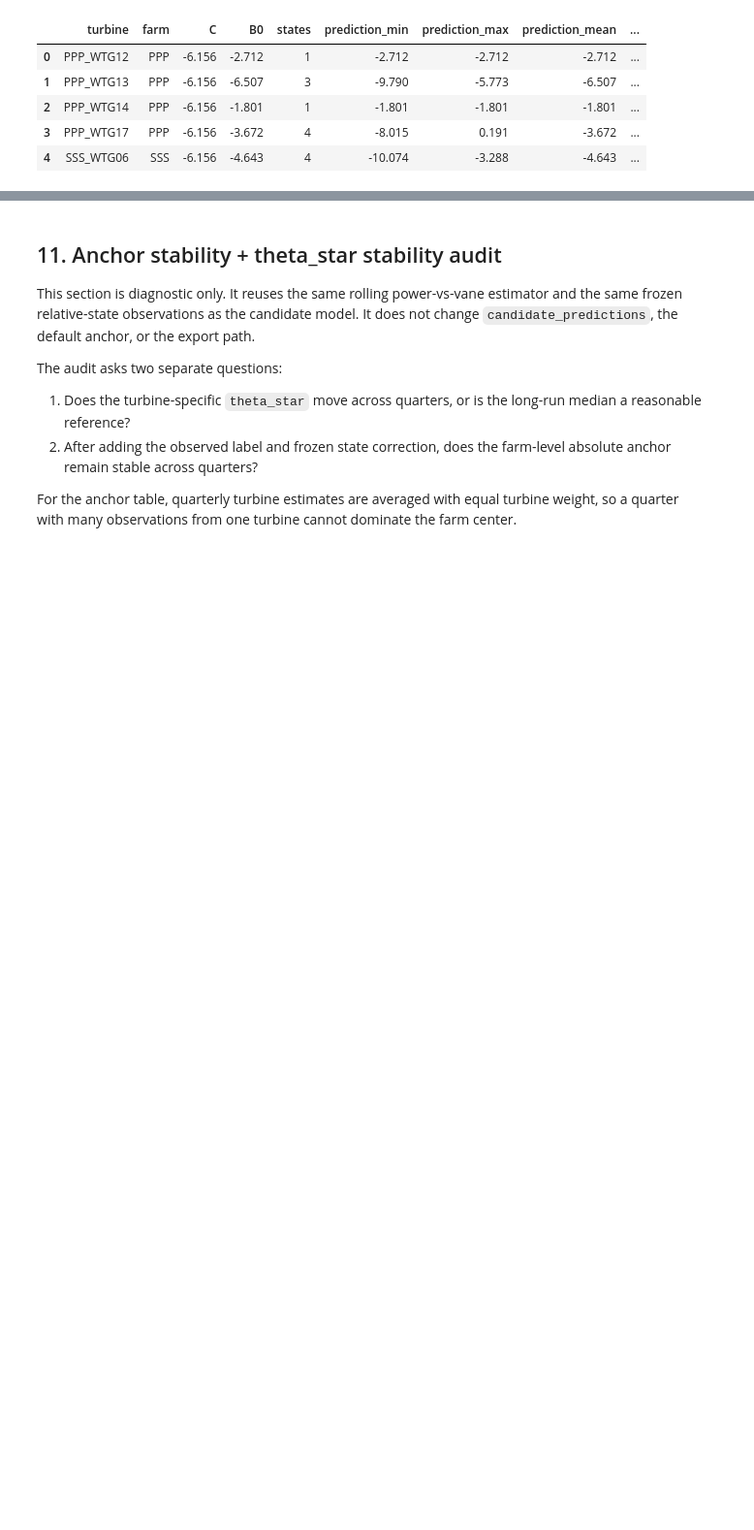
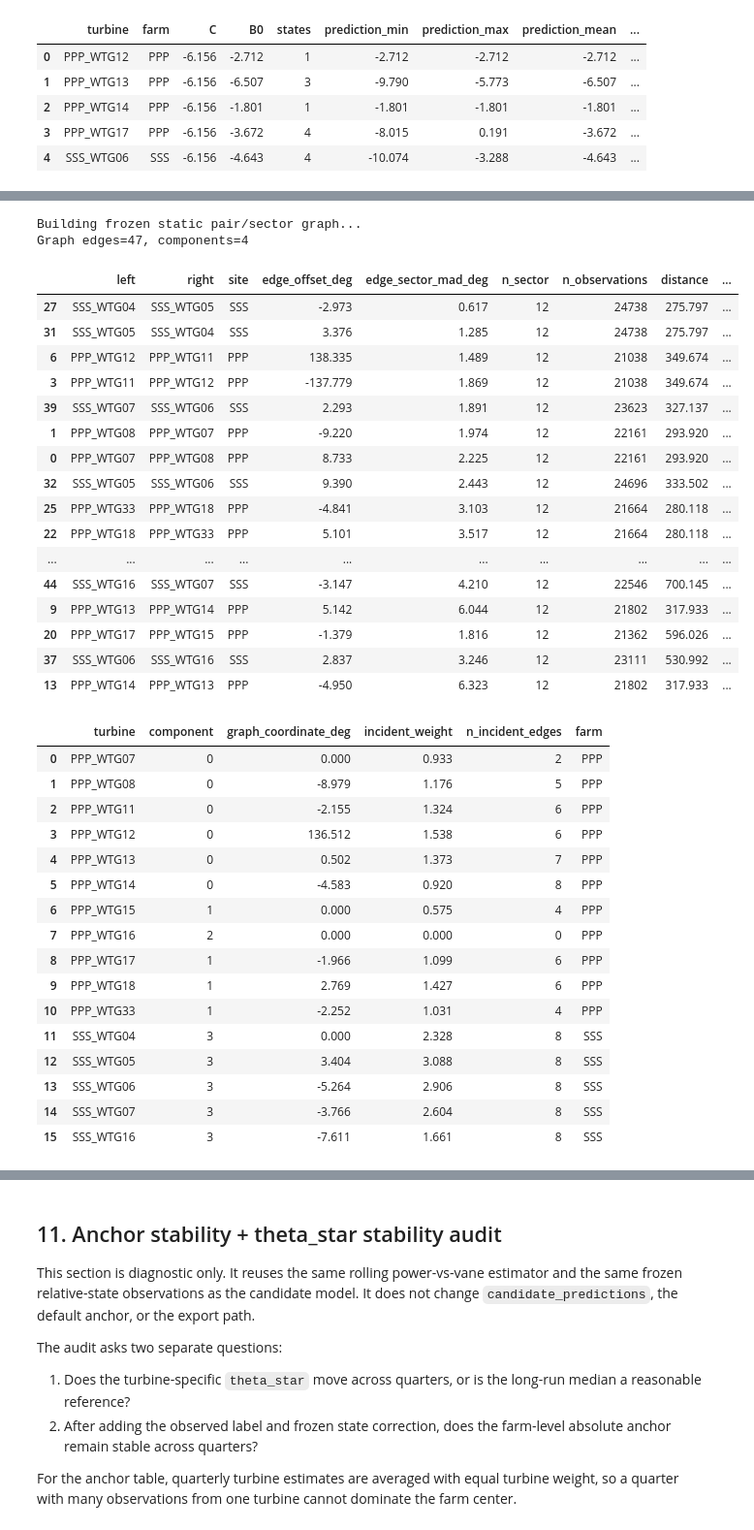
Before and after one commit to HuijiaoLuo/2026EnergyHacks_WeDoWind, a Jupyter notebook: YawMisalignment_Independent_Model_FarmAnchor_Exploration.ipynb, the cells around one changed output, grey strips where cells are left out. Shown at 97% size. Saved outputs shown, nothing was run; the diff lists cells and outputs as text; code cells hidden in the pictures; blank space fills up the shorter version.

Commit message:
Document absolute-anchor exploration audits

```diff
--- a/YawMisalignment_Independent_Model_FarmAnchor_Exploration.ipynb
+++ b/YawMisalignment_Independent_Model_FarmAnchor_Exploration.ipynb
@@ -1371,0 +1410,78 @@ Farm centres: {'PPP': -6.1555529139667335}
+# %%
+STATIC_GRAPH_CONFIG = StaticGraphAnchorConfig(
+    min_sector_samples=25,
+    min_sectors=4,
+    dispersion_scale_deg=8.0,
+    min_edge_weight=0.01,
+)
+
+print('Building frozen static pair/sector graph...', flush=True)
+static_graph_edges = build_static_pair_edges(
+    binned,
+    layout,
+    FLEET,
+    RELATIVE,
+    turbines=turbines,
+    config=STATIC_GRAPH_CONFIG,
+)
+if static_graph_edges.empty:
+    raise RuntimeError('No reliable static graph edges were available.')
+
+static_heading_graph = fit_static_heading_graph(
+    static_graph_edges,
+    nodes=turbines,
+)
+static_graph_summary = (
+    static_heading_graph
+    .merge(
+        pd.Series(FARM_MAP, name='farm').rename_axis('turbine').reset_index(),
+        on='turbine',
+        how='left',
+    )
+    .sort_values(['farm', 'turbine'])
+    .reset_index(drop=True)
+)
+
+print(
+    f'Graph edges={len(static_graph_edges)}, '
+    f'components={static_heading_graph.component.nunique()}'
+)
+display(static_graph_edges.sort_values('edge_weight', ascending=False).head(20).round(3))
+display(static_graph_summary.round(3))
+# %% [output]
+Building frozen static pair/sector graph...
+Graph edges=47, components=4
+|  | left | right | site | edge_offset_deg | edge_sector_mad_deg | n_sector | n_observations | distance | ... |
+| 27 | SSS_WTG04 | SSS_WTG05 | SSS | -2.973 | 0.617 | 12 | 24738 | 275.797 | ... |
+| 31 | SSS_WTG05 | SSS_WTG04 | SSS | 3.376 | 1.285 | 12 | 24738 | 275.797 | ... |
+| 6 | PPP_WTG12 | PPP_WTG11 | PPP | 138.335 | 1.489 | 12 | 21038 | 349.674 | ... |
+| 3 | PPP_WTG11 | PPP_WTG12 | PPP | -137.779 | 1.869 | 12 | 21038 | 349.674 | ... |
+| 39 | SSS_WTG07 | SSS_WTG06 | SSS | 2.293 | 1.891 | 12 | 23623 | 327.137 | ... |
+| 1 | PPP_WTG08 | PPP_WTG07 | PPP | -9.220 | 1.974 | 12 | 22161 | 293.920 | ... |
+| 0 | PPP_WTG07 | PPP_WTG08 | PPP | 8.733 | 2.225 | 12 | 22161 | 293.920 | ... |
+| 32 | SSS_WTG05 | SSS_WTG06 | SSS | 9.390 | 2.443 | 12 | 24696 | 333.502 | ... |
+| 25 | PPP_WTG33 | PPP_WTG18 | PPP | -4.841 | 3.103 | 12 | 21664 | 280.118 | ... |
+| 22 | PPP_WTG18 | PPP_WTG33 | PPP | 5.101 | 3.517 | 12 | 21664 | 280.118 | ... |
+| ... | ... | ... | ... | ... | ... | ... | ... | ... | ... |
+| 44 | SSS_WTG16 | SSS_WTG07 | SSS | -3.147 | 4.210 | 12 | 22546 | 700.145 | ... |
+| 9 | PPP_WTG13 | PPP_WTG14 | PPP | 5.142 | 6.044 | 12 | 21802 | 317.933 | ... |
+| 20 | PPP_WTG17 | PPP_WTG15 | PPP | -1.379 | 1.816 | 12 | 21362 | 596.026 | ... |
+| 37 | SSS_WTG06 | SSS_WTG16 | SSS | 2.837 | 3.246 | 12 | 23111 | 530.992 | ... |
+| 13 | PPP_WTG14 | PPP_WTG13 | PPP | -4.950 | 6.323 | 12 | 21802 | 317.933 | ... |
+|  | turbine | component | graph_coordinate_deg | incident_weight | n_incident_edges | farm |
+| 0 | PPP_WTG07 | 0 | 0.000 | 0.933 | 2 | PPP |
+| 1 | PPP_WTG08 | 0 | -8.979 | 1.176 | 5 | PPP |
+| 2 | PPP_WTG11 | 0 | -2.155 | 1.324 | 6 | PPP |
+| 3 | PPP_WTG12 | 0 | 136.512 | 1.538 | 6 | PPP |
+| 4 | PPP_WTG13 | 0 | 0.502 | 1.373 | 7 | PPP |
+| 5 | PPP_WTG14 | 0 | -4.583 | 0.920 | 8 | PPP |
+| 6 | PPP_WTG15 | 1 | 0.000 | 0.575 | 4 | PPP |
+| 7 | PPP_WTG16 | 2 | 0.000 | 0.000 | 0 | PPP |
+| 8 | PPP_WTG17 | 1 | -1.966 | 1.099 | 6 | PPP |
+| 9 | PPP_WTG18 | 1 | 2.769 | 1.427 | 6 | PPP |
+| 10 | PPP_WTG33 | 1 | -2.252 | 1.031 | 4 | PPP |
+| 11 | SSS_WTG04 | 3 | 0.000 | 2.328 | 8 | SSS |
+| 12 | SSS_WTG05 | 3 | 3.404 | 3.088 | 8 | SSS |
+| 13 | SSS_WTG06 | 3 | -5.264 | 2.906 | 8 | SSS |
+| 14 | SSS_WTG07 | 3 | -3.766 | 2.604 | 8 | SSS |
+| 15 | SSS_WTG16 | 3 | -7.611 | 1.661 | 8 | SSS |
```
Also changed, not shown: parts of 20 cells of this notebook, 5 other files.
